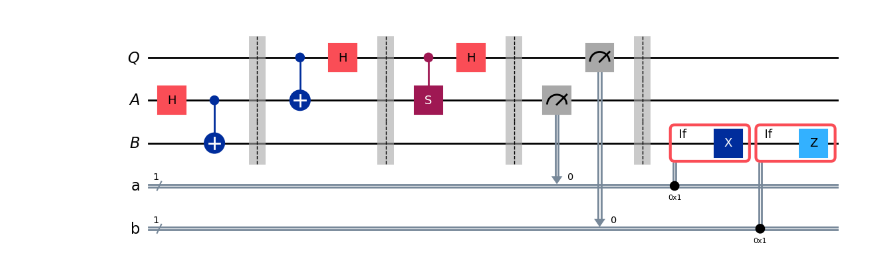
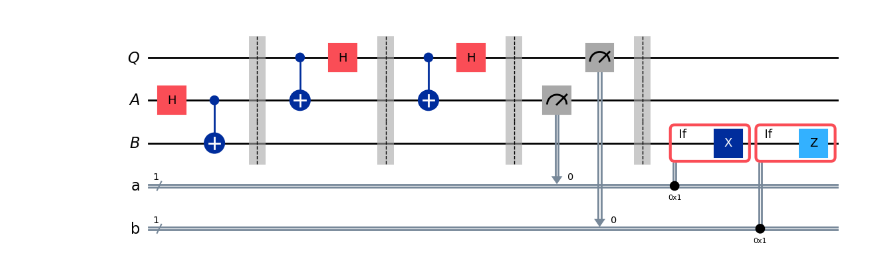
Before and after one commit to abhinavbammidi1401/Quantum_Compute, a Jupyter notebook: lab5.ipynb, the cells around one changed output. Saved outputs shown, nothing was run; the diff lists cells and outputs as text; code cells hidden in the pictures.

```diff
--- a/lab5.ipynb
+++ b/lab5.ipynb
@@ -9,35 +9,35 @@ from numpy import pi, random
 qubit = QuantumRegister(1, "Q")
 ebit0 = QuantumRegister(1, "A")
 ebit1 = QuantumRegister(1, "B")
 a = ClassicalRegister(1, "a")
 b = ClassicalRegister(1, "b")
 
 protocol = QuantumCircuit(qubit, ebit0, ebit1, a, b)
 
 protocol.h(ebit0)
 protocol.cx(ebit0, ebit1)
 protocol.barrier()
 
 # Alice's operations
 protocol.cx(qubit, ebit0)
 protocol.h(qubit)
 protocol.barrier()
-protocol.cs(qubit, ebit0)
+protocol.cx(qubit, ebit0)
 protocol.h(qubit)
 protocol.barrier()
 
 protocol.measure(ebit0, a)
 protocol.measure(qubit, b)
 protocol.barrier()
 
 with protocol.if_test((a, 1)):
     protocol.x(ebit1)
 with protocol.if_test((b, 1)):
     protocol.z(ebit1)
 
 display(protocol.draw(output='mpl'))
 # %% [output]
-[figure, old version]
+[figure, new version]
 # %%
 random_gate = UGate(
     theta = random.random() * 2 * pi,
```
Also changed, not shown: parts of 4 cells of this notebook, 1 other file.
